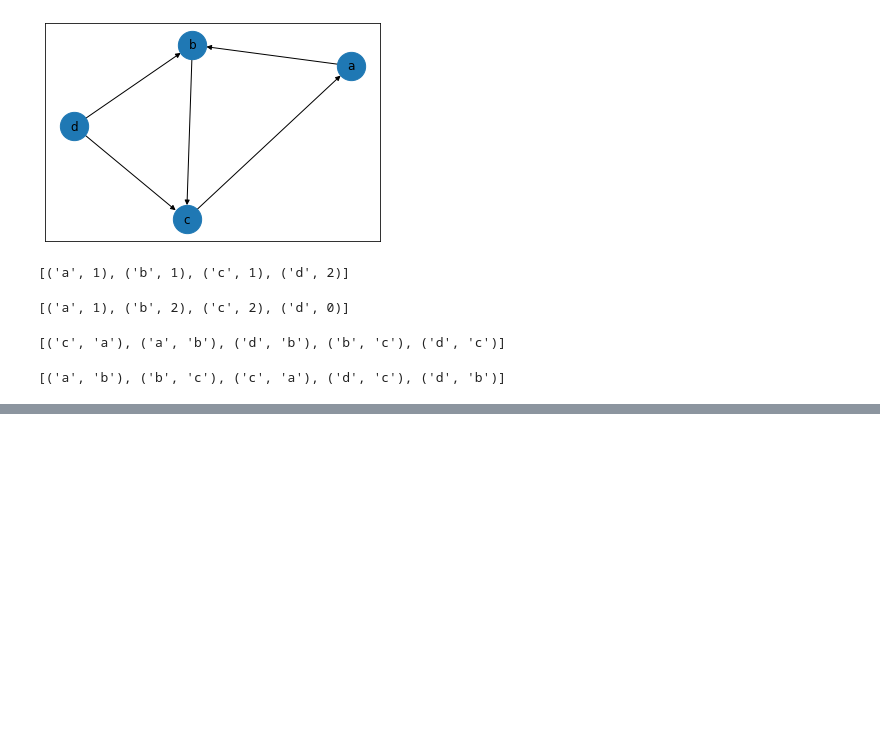
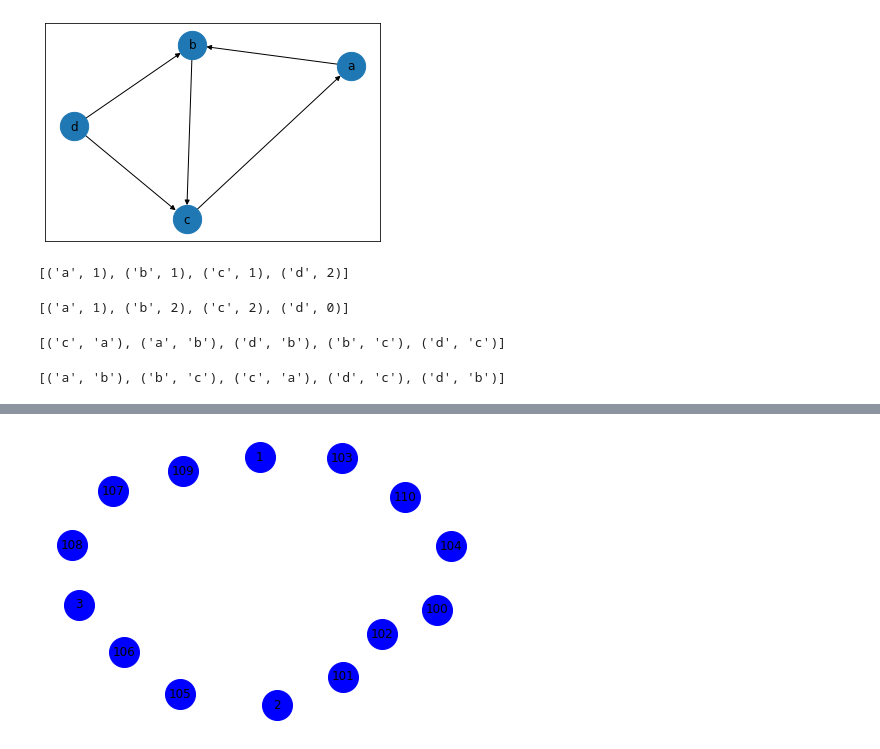
Before and after one commit to soslin/social-network-analysis, a Jupyter notebook: soc-net-class/learn_graphs_sna_1.ipynb, the cells around one changed output, grey strips where cells are left out. Saved outputs shown, nothing was run; the diff lists cells and outputs as text; code cells hidden in the pictures; blank space fills up the shorter version.

```diff
--- a/soc-net-class/learn_graphs_sna_1.ipynb
+++ b/soc-net-class/learn_graphs_sna_1.ipynb
@@ -241,0 +325,4 @@ print(c.out_edges())
+# %%
+nx.draw(mdg, node_color = 'blue', node_size = 900, with_labels = True)
+# %% [output]
+[figure, added]
```
Also changed, not shown: parts of 23 cells of this notebook.
